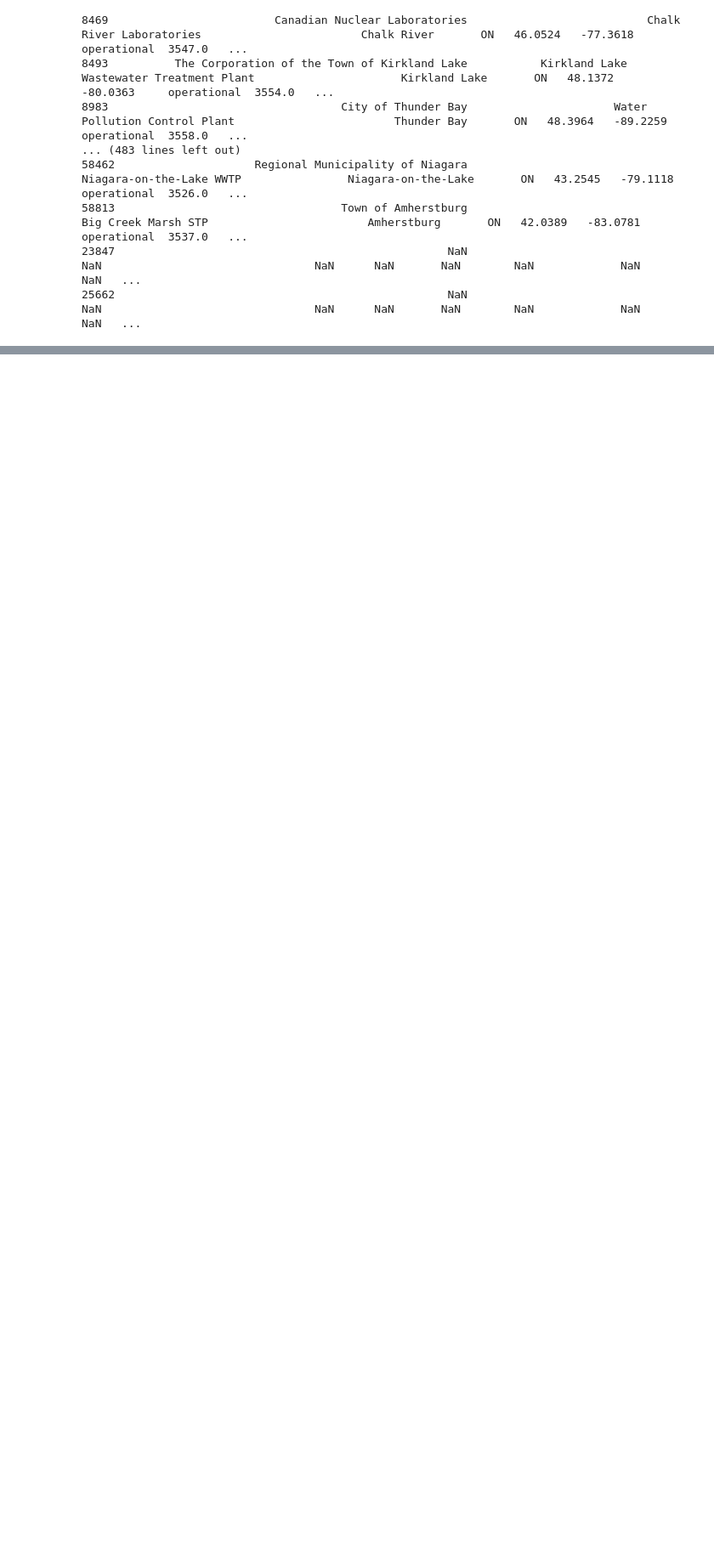
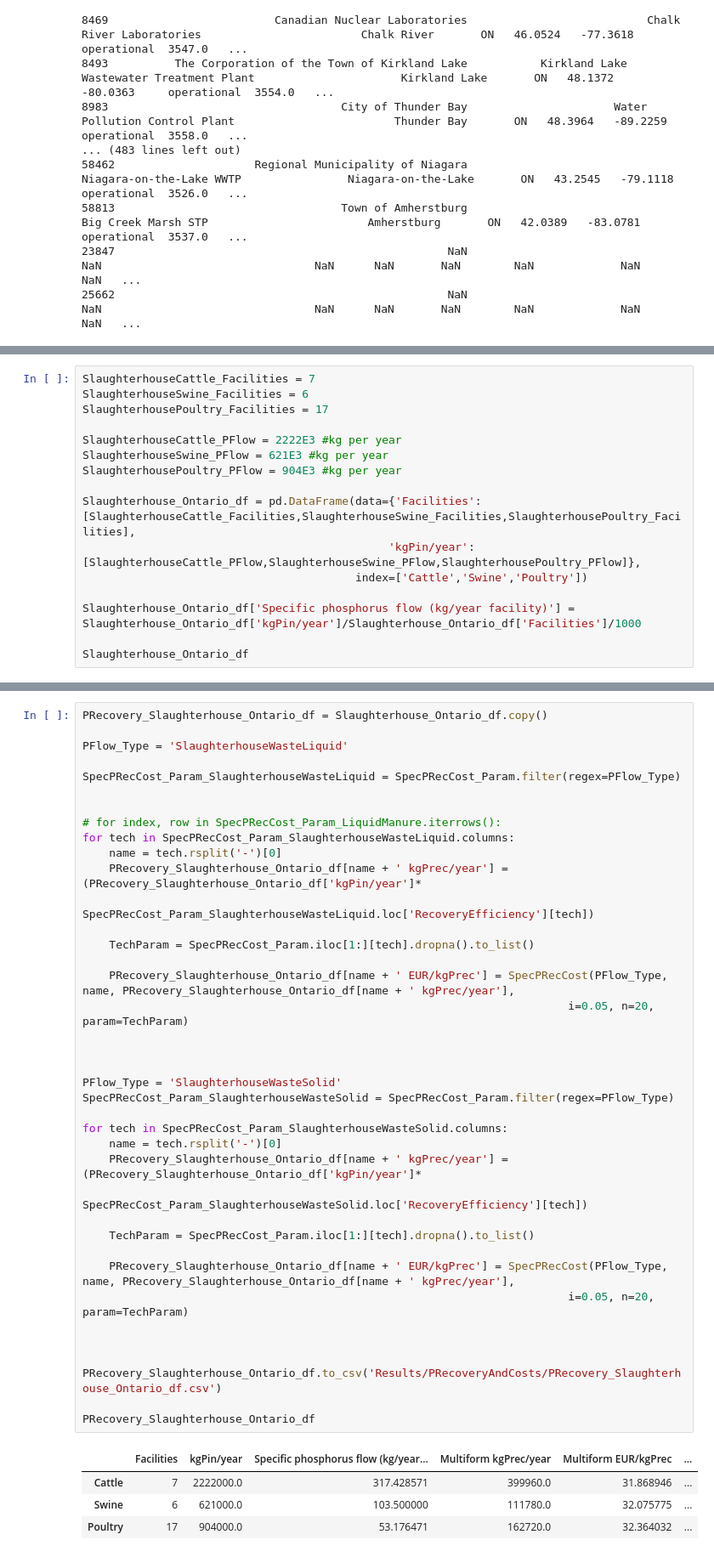
Before and after one commit to emartinher-ULaval/Ontario_P-FlowsRecovery, a Jupyter notebook: Data/PRecoeryOntario.ipynb, the cells around one changed output, grey strips where cells are left out. Shown at 85% size. Saved outputs shown, nothing was run; the diff lists cells and outputs as text; blank space fills up the shorter version.

```diff
--- a/Data/PRecoeryOntario.ipynb
+++ b/Data/PRecoeryOntario.ipynb
@@ -314,0 +324,16 @@ ID_WSER
+# %%
+SlaughterhouseCattle_Facilities = 7
+SlaughterhouseSwine_Facilities = 6
+SlaughterhousePoultry_Facilities = 17
+
+SlaughterhouseCattle_PFlow = 2222E3 #kg per year
+SlaughterhouseSwine_PFlow = 621E3 #kg per year
+SlaughterhousePoultry_PFlow = 904E3 #kg per year
+
+Slaughterhouse_Ontario_df = pd.DataFrame(data={'Facilities':[SlaughterhouseCattle_Facilities,SlaughterhouseSwine_Facilities,SlaughterhousePoultry_Facilities],
+                                              'kgPin/year':[SlaughterhouseCattle_PFlow,SlaughterhouseSwine_PFlow,SlaughterhousePoultry_PFlow]},
+                                         index=['Cattle','Swine','Poultry'])
+
+Slaughterhouse_Ontario_df['Specific phosphorus flow (kg/year facility)'] = Slaughterhouse_Ontario_df['kgPin/year']/Slaughterhouse_Ontario_df['Facilities']/1000
+
+Slaughterhouse_Ontario_df
@@ -314,0 +345,44 @@ ID_WSER
+# %%
+PRecovery_Slaughterhouse_Ontario_df = Slaughterhouse_Ontario_df.copy()
+
+PFlow_Type = 'SlaughterhouseWasteLiquid'
+
+SpecPRecCost_Param_SlaughterhouseWasteLiquid = SpecPRecCost_Param.filter(regex=PFlow_Type)
+
+
+# for index, row in SpecPRecCost_Param_LiquidManure.iterrows():
+for tech in SpecPRecCost_Param_SlaughterhouseWasteLiquid.columns:
+    name = tech.rsplit('-')[0]
+    PRecovery_Slaughterhouse_Ontario_df[name + ' kgPrec/year'] = (PRecovery_Slaughterhouse_Ontario_df['kgPin/year']*
+                                                              SpecPRecCost_Param_SlaughterhouseWasteLiquid.loc['RecoveryEfficiency'][tech])
+
+    TechParam = SpecPRecCost_Param.iloc[1:][tech].dropna().to_list()
+
+    PRecovery_Slaughterhouse_Ontario_df[name + ' EUR/kgPrec'] = SpecPRecCost(PFlow_Type, name, PRecovery_Slaughterhouse_Ontario_df[name + ' kgPrec/year'],
+                                                                         i=0.05, n=20, param=TechParam)
+
+
+
+PFlow_Type = 'SlaughterhouseWasteSolid'
+SpecPRecCost_Param_SlaughterhouseWasteSolid = SpecPRecCost_Param.filter(regex=PFlow_Type)
+
+for tech in SpecPRecCost_Param_SlaughterhouseWasteSolid.columns:
+    name = tech.rsplit('-')[0]
+    PRecovery_Slaughterhouse_Ontario_df[name + ' kgPrec/year'] = (PRecovery_Slaughterhouse_Ontario_df['kgPin/year']*
+                                                              SpecPRecCost_Param_SlaughterhouseWasteSolid.loc['RecoveryEfficiency'][tech])
+
+    TechParam = SpecPRecCost_Param.iloc[1:][tech].dropna().to_list()
+
+    PRecovery_Slaughterhouse_Ontario_df[name + ' EUR/kgPrec'] = SpecPRecCost(PFlow_Type, name, PRecovery_Slaughterhouse_Ontario_df[name + ' kgPrec/year'],
+                                                                         i=0.05, n=20, param=TechParam)
+
+
+
+PRecovery_Slaughterhouse_Ontario_df.to_csv('Results/PRecoveryAndCosts/PRecovery_Slaughterhouse_Ontario_df.csv')
+
+PRecovery_Slaughterhouse_Ontario_df
+# %% [output]
+|  | Facilities | kgPin/year | Specific phosphorus flow (kg/year... | Multiform kgPrec/year | Multiform EUR/kgPrec | ... |
+| Cattle | 7 | 2222000.0 | 317.428571 | 399960.0 | 31.868946 | ... |
+| Swine | 6 | 621000.0 | 103.500000 | 111780.0 | 32.075775 | ... |
+| Poultry | 17 | 904000.0 | 53.176471 | 162720.0 | 32.364032 | ... |
```
Also changed, not shown: parts of 6 cells of this notebook, 17 other files.
